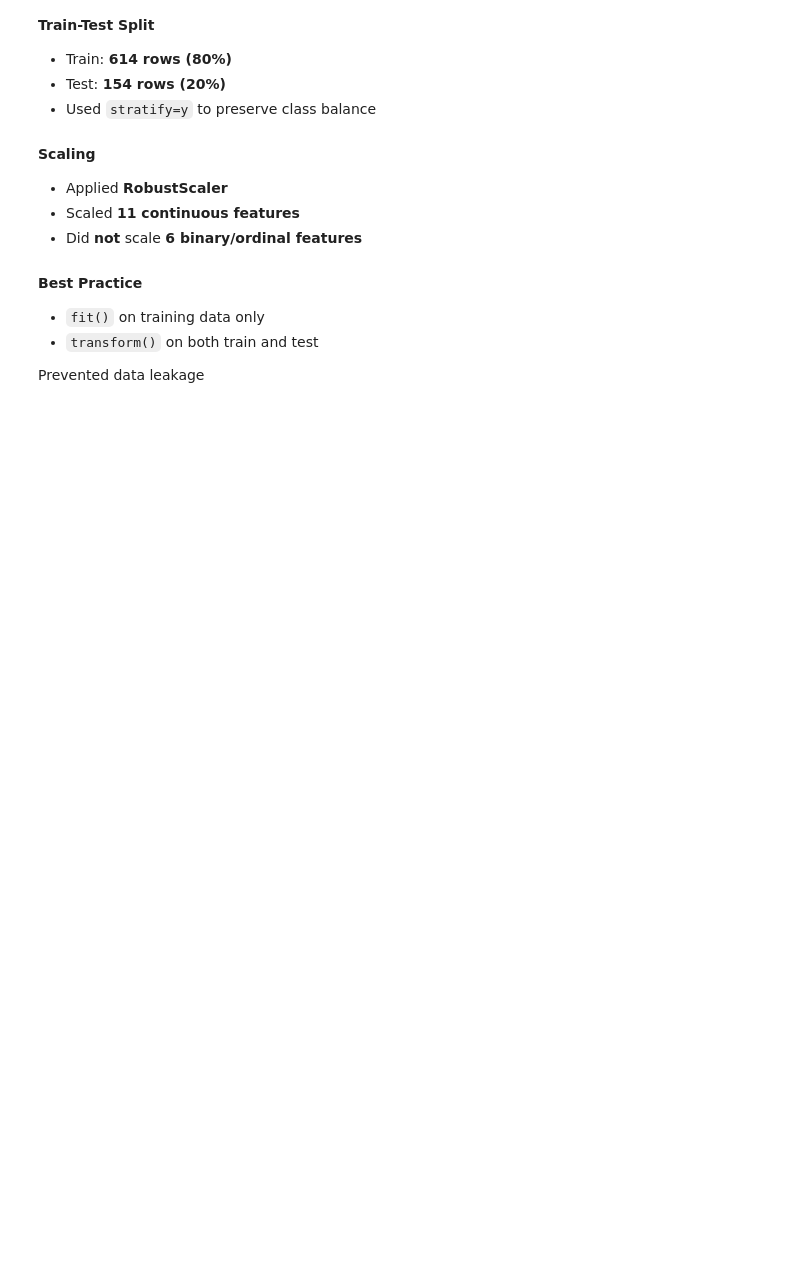
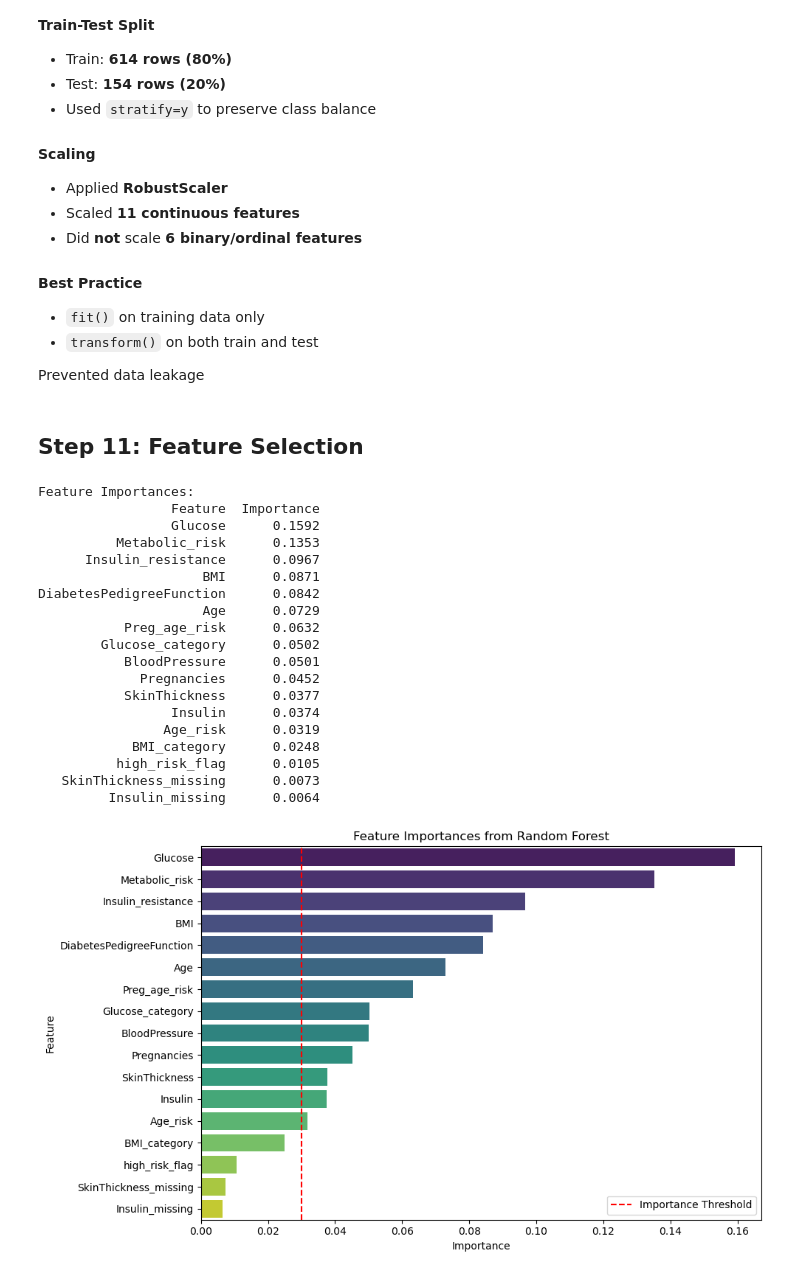
Before and after one commit to saleh-khattak/ML_Diabetes_Detiction, a Jupyter notebook: EDA_Model.ipynb, the cells around one changed output. Drawn from its saved outputs; the diff is of its cells as text; code cells hidden in the pictures; blank space fills up the shorter version.

```diff
--- a/EDA_Model.ipynb
+++ b/EDA_Model.ipynb
@@ -1413,3 +1413,13 @@ Age                       0.16  0.60  -0.60   1.56
 Insulin_resistance        0.08  0.76  -2.14   2.59
 Metabolic_risk            0.08  0.78  -1.52   2.58
 Preg_age_risk             0.05  0.64  -0.99   1.52
+# %%
+# Only needed if using Logistic Regression
+# Clip to ±3 std range
+X_train["Insulin"] = X_train["Insulin"].clip(-3, 3)
+X_test["Insulin"]  = X_test["Insulin"].clip(-3, 3)
+
+print(f"Insulin after clip:")
+print(f"  std: {X_train['Insulin'].std():.2f}")
+print(f"  min: {X_train['Insulin'].min():.2f}")
+print(f"  max: {X_train['Insulin'].max():.2f}")
@@ -1431,3 +1446,50 @@ Preg_age_risk             0.05  0.64  -0.99   1.52
 - `transform()` on both train and test
 
  Prevented data leakage
+# %% [markdown]
+## Step 11: Feature Selection
+# %%
+from sklearn.ensemble import RandomForestClassifier
+model=RandomForestClassifier(n_estimators=100, random_state=42)
+
+model.fit(X_train, y_train)
+importance=pd.DataFrame({
+    'Feature': X_train.columns,
+    'Importance':model.feature_importances_
+}).sort_values(by='Importance', ascending=False)
+
+print("Feature Importances:")
+print(importance.round(4).to_string(index=False))
+
+#visualize
+plt.figure(figsize=(10,6))
+sns.barplot(x='Importance', y='Feature', data=importance,
+            hue="Feature",      # ← fixes the warning
+            legend=False,
+            palette="viridis")
+plt.axvline(x=.03, color='red', linestyle='--', label='Importance Threshold')
+plt.title('Feature Importances from Random Forest')
+plt.legend()
+plt.tight_layout()
+plt.show()
+# %% [output]
+Feature Importances:
+                 Feature  Importance
+                 Glucose      0.1592
+          Metabolic_risk      0.1353
+      Insulin_resistance      0.0967
+                     BMI      0.0871
+DiabetesPedigreeFunction      0.0842
+                     Age      0.0729
+           Preg_age_risk      0.0632
+        Glucose_category      0.0502
+           BloodPressure      0.0501
+             Pregnancies      0.0452
+           SkinThickness      0.0377
+                 Insulin      0.0374
+                Age_risk      0.0319
+            BMI_category      0.0248
+          high_risk_flag      0.0105
+   SkinThickness_missing      0.0073
+         Insulin_missing      0.0064
+[figure, added]
```
Also changed, not shown: parts of 18 cells of this notebook.
